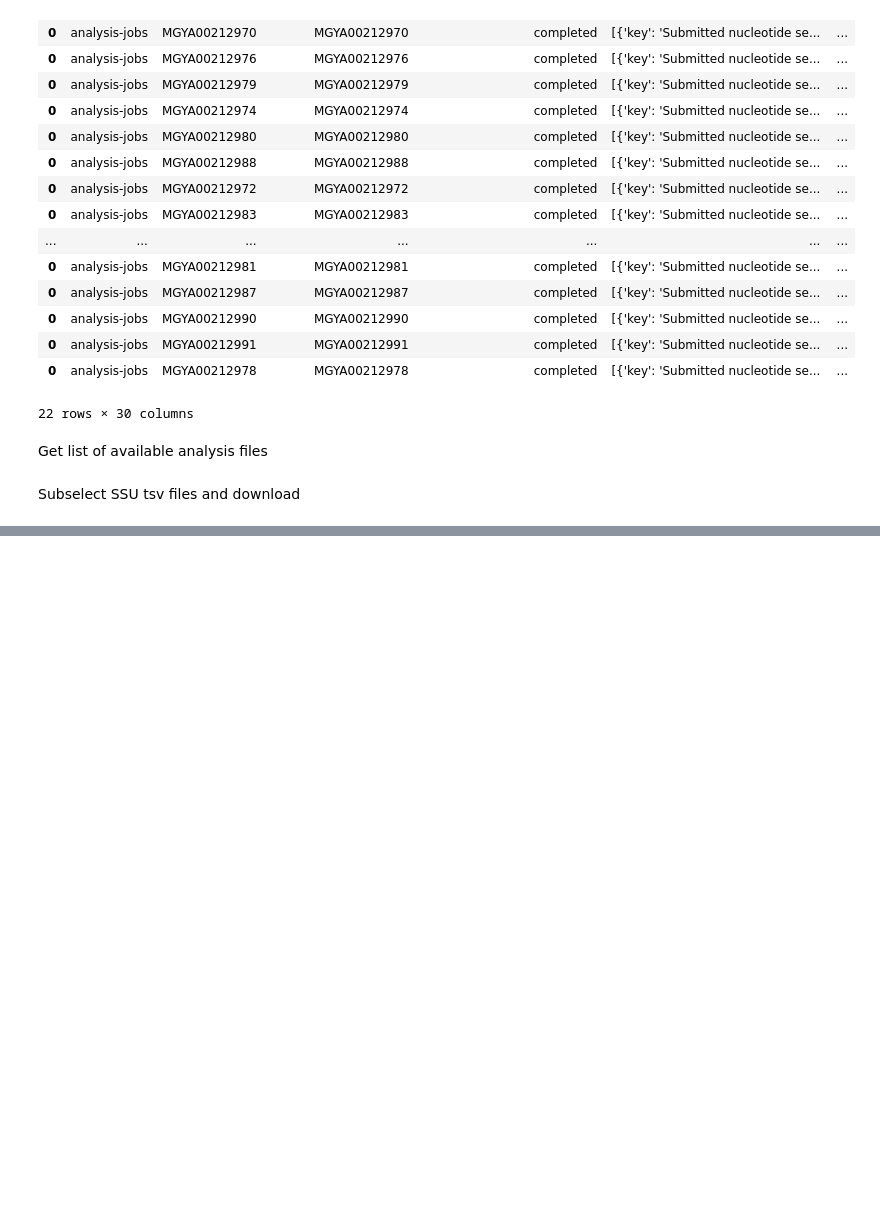
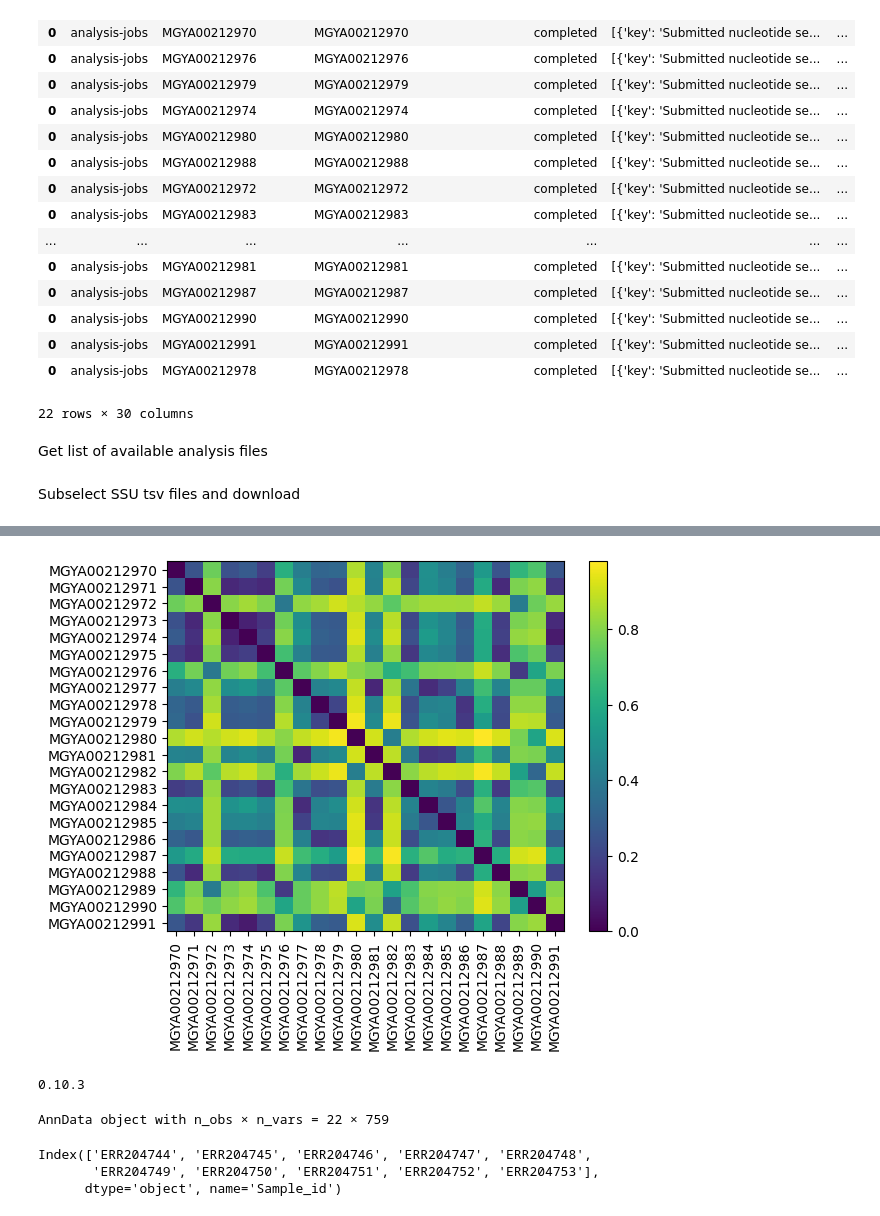
Before and after one commit to MDunitz/metagenomics, a Jupyter notebook: scripts/tutorial_test.ipynb, the cells around one changed output, grey strips where cells are left out. Saved outputs shown, nothing was run; the diff lists cells and outputs as text; code cells hidden in the pictures; blank space fills up the shorter version.

Commit message:
alpha and beta diversity working, trying to build anndata object

```diff
--- a/scripts/tutorial_test.ipynb
+++ b/scripts/tutorial_test.ipynb
@@ -250,0 +225,33 @@ Name: ERR204745, Length: 304, dtype: float64
+# %%
+from skbio.diversity import beta_diversity
+sample_by_otu_df = count_df.pivot_table(columns=["OTU_ID"], index=["Sample_id"], values=["Count"], fill_value=0)
+sample_list = sample_by_otu_df.reset_index()['Sample_id']
+matrix_data = sample_by_otu_df.values
+bc_dm = beta_diversity('braycurtis', matrix_data, sample_list)
+bc_dm
+# %% [output]
+[figure, added]
+# %%
+import numpy as np
+import pandas as pd
+import anndata as ad
+from scipy.sparse import csr_matrix
+print(ad.__version__)
+# %% [output]
+0.10.3
+# %%
+matrix_data = sample_by_otu_df.values
+counts = matrix_data
+adata = ad.AnnData(counts)
+adata
+# %% [output]
+AnnData object with n_obs × n_vars = 22 × 759
+# %%
+sample_list = sample_by_otu_df.reset_index()['Sample_id']
+adata.obs_names = sample_list
+adata.var_names = sample_by_otu_df.columns.get_level_values(1)
+print(adata.obs_names[:10])
+# %% [output]
+Index(['ERR204744', 'ERR204745', 'ERR204746', 'ERR204747', 'ERR204748',
+       'ERR204749', 'ERR204750', 'ERR204751', 'ERR204752', 'ERR204753'],
+      dtype='object', name='Sample_id')
```
Also changed, not shown: parts of 19 cells of this notebook, 4 other files.
